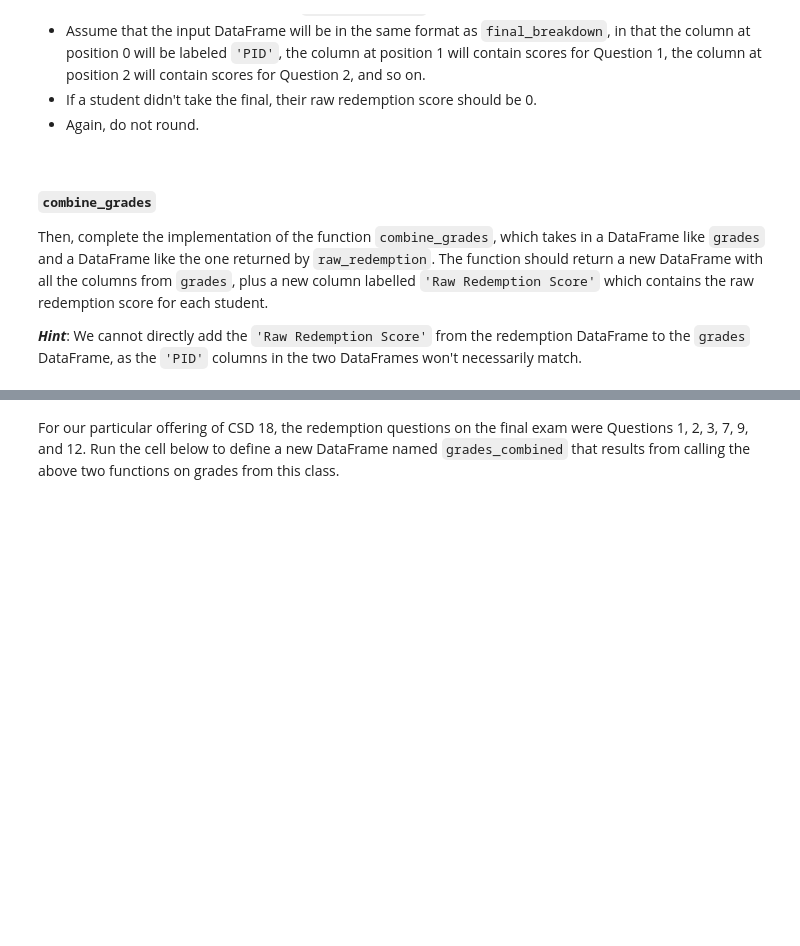
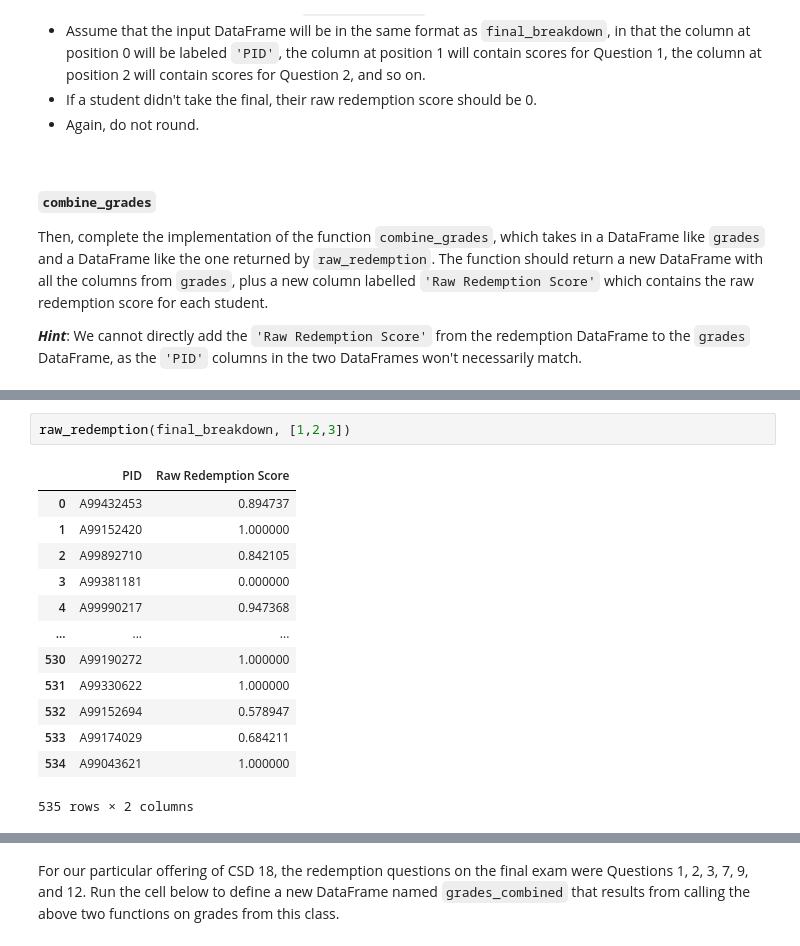
Before and after one commit to ri2658/dsc80-2026-fa, a Jupyter notebook: projects/proj01/project.ipynb, the cells around one changed output, grey strips where cells are left out. Saved outputs shown, nothing was run; the diff lists cells and outputs as text; blank space fills up the shorter version.

```diff
--- a/projects/proj01/project.ipynb
+++ b/projects/proj01/project.ipynb
@@ -834,0 +848,16 @@ Then, complete the implementation of the function `combine_grades`, which takes
+# %%
+raw_redemption(final_breakdown, [1,2,3])
+# %% [output]
+|  | PID | Raw Redemption Score |
+| 0 | A99432453 | 0.894737 |
+| 1 | A99152420 | 1.000000 |
+| 2 | A99892710 | 0.842105 |
+| 3 | A99381181 | 0.000000 |
+| 4 | A99990217 | 0.947368 |
+| ... | ... | ... |
+| 530 | A99190272 | 1.000000 |
+| 531 | A99330622 | 1.000000 |
+| 532 | A99152694 | 0.578947 |
+| 533 | A99174029 | 0.684211 |
+| 534 | A99043621 | 1.000000 |
+535 rows × 2 columns
```
Also changed, not shown: parts of 21 cells of this notebook, 4 other files.
